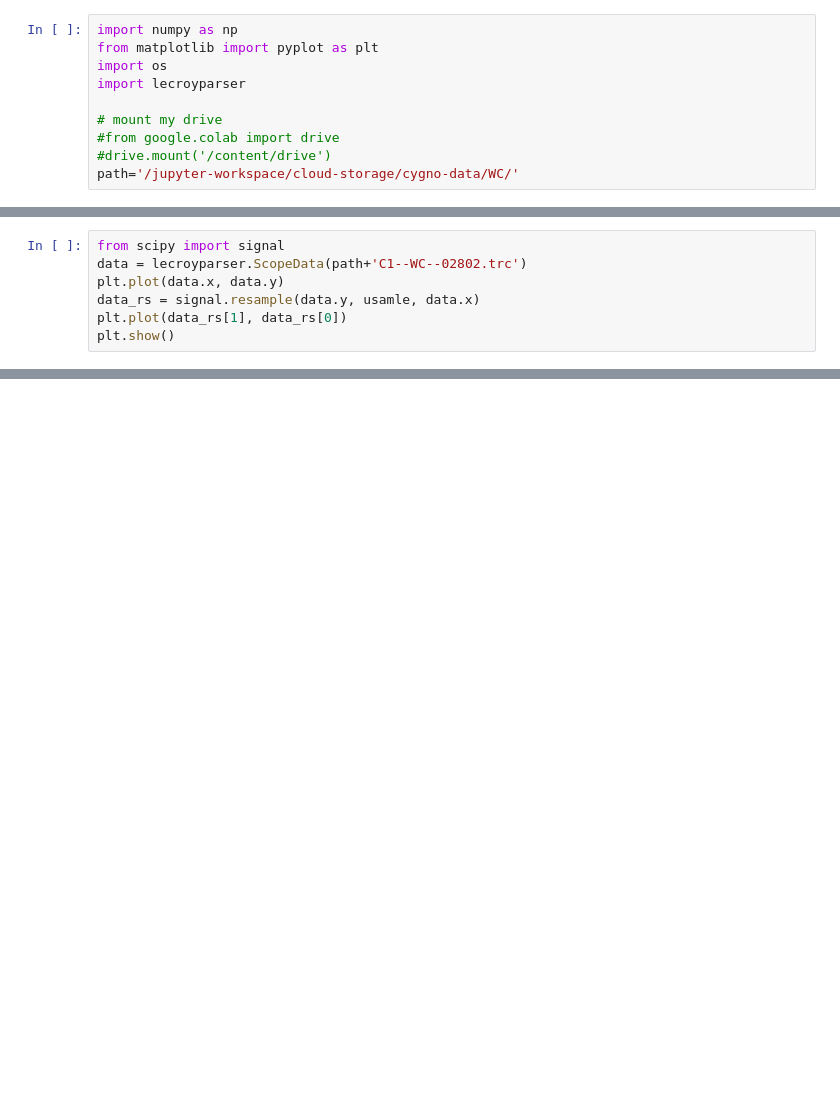
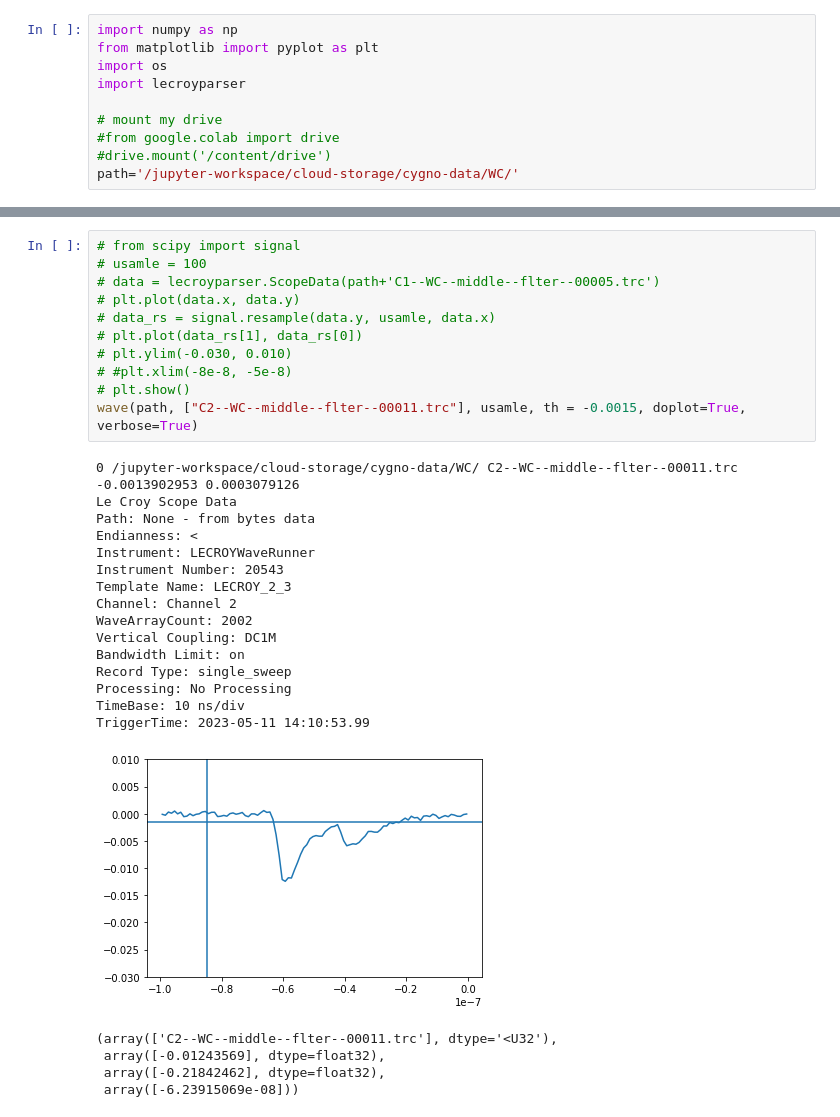
Before and after one commit to gmazzitelli/CUPID, a Jupyter notebook: WC.ipynb, the cells around one changed output, grey strips where cells are left out. Saved outputs shown, nothing was run; the diff lists cells and outputs as text; blank space fills up the shorter version.

```diff
--- a/WC.ipynb
+++ b/WC.ipynb
@@ -57,10 +70,3 @@ TriggerTime: 2023-05-08 15:38:11.36
 2.59448e-06 10 ns/div -9.944604023496574e-08 0.076
 [figure]
  int: 2.08e-10, min: -0.040, mean out of time: -0.002
-# %%
-from scipy import signal
-data = lecroyparser.ScopeData(path+'C1--WC--02802.trc')
-plt.plot(data.x, data.y)
-data_rs = signal.resample(data.y, usamle, data.x)
-plt.plot(data_rs[1], data_rs[0])
-plt.show()
@@ -118,0 +187,33 @@ C2 0
+# %%
+# from scipy import signal
+# usamle = 100
+# data = lecroyparser.ScopeData(path+'C1--WC--middle--flter--00005.trc')
+# plt.plot(data.x, data.y)
+# data_rs = signal.resample(data.y, usamle, data.x)
+# plt.plot(data_rs[1], data_rs[0])
+# plt.ylim(-0.030, 0.010)
+# #plt.xlim(-8e-8, -5e-8)
+# plt.show()
+wave(path, ["C2--WC--middle--flter--00011.trc"], usamle, th = -0.0015, doplot=True, verbose=True)
+# %% [output]
+0 /jupyter-workspace/cloud-storage/cygno-data/WC/ C2--WC--middle--flter--00011.trc
+-0.0013902953 0.0003079126
+Le Croy Scope Data
+Path: None - from bytes data
+Endianness: <
+Instrument: LECROYWaveRunner
+Instrument Number: 20543
+Template Name: LECROY_2_3
+Channel: Channel 2
+WaveArrayCount: 2002
+Vertical Coupling: DC1M
+Bandwidth Limit: on
+Record Type: single_sweep
+Processing: No Processing
+TimeBase: 10 ns/div
+TriggerTime: 2023-05-11 14:10:53.99
+[figure, new version]
+(array(['C2--WC--middle--flter--00011.trc'], dtype='<U32'),
+ array([-0.01243569], dtype=float32),
+ array([-0.21842462], dtype=float32),
+ array([-6.23915069e-08]))
```
Also changed, not shown: parts of 25 cells of this notebook, 2 other files.
